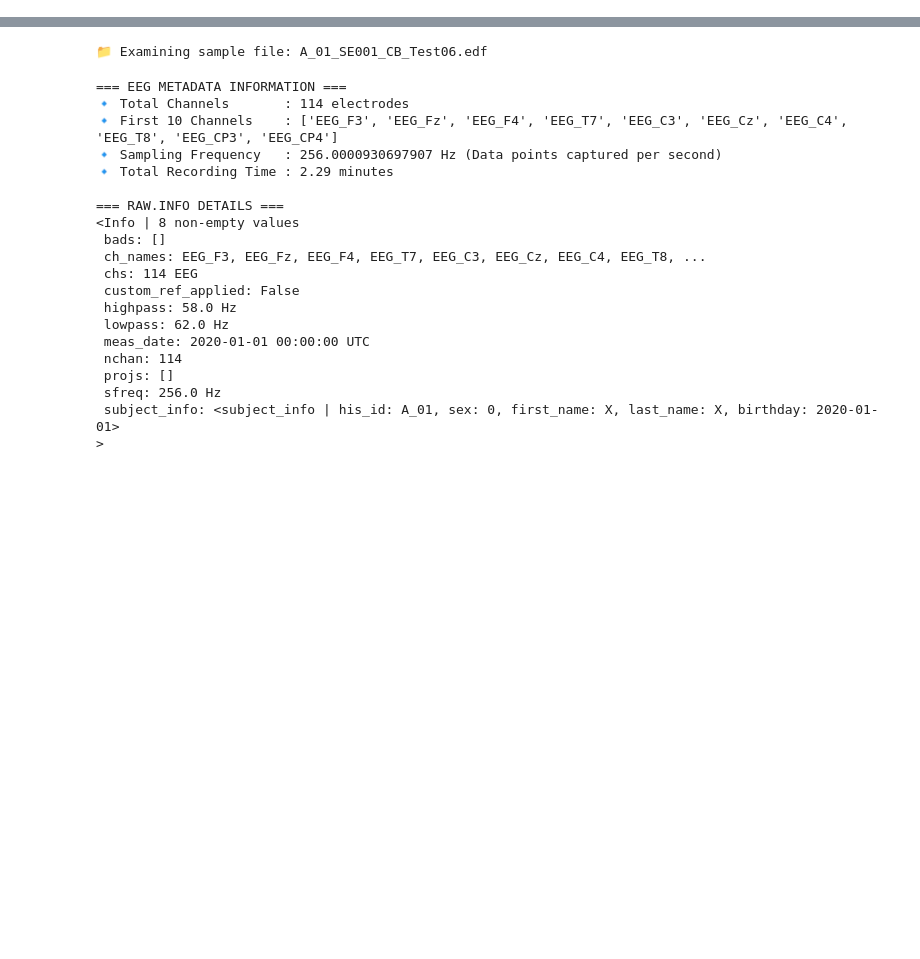
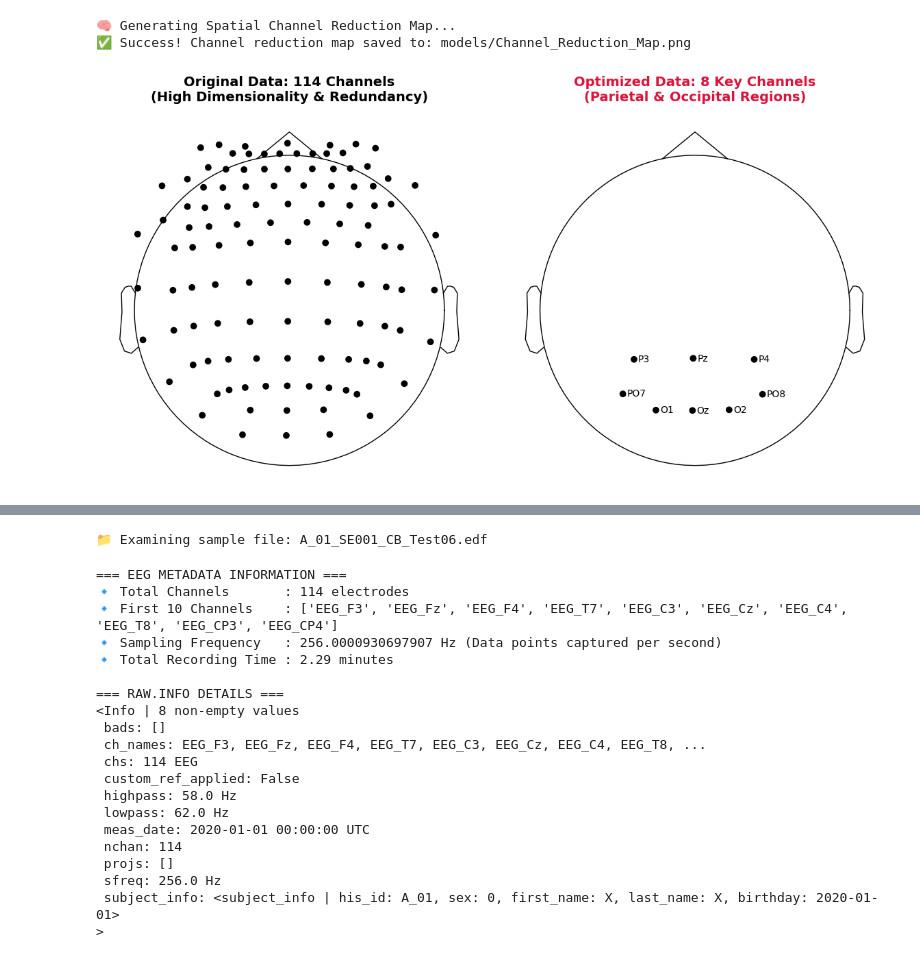
Before and after one commit to gitapra0111/idsc-2026-bigP3BCI, a Jupyter notebook: notebooks/EDA_preprocessing.ipynb, the cells around one changed output, grey strips where cells are left out. Cells and saved outputs as stored; diff of their text form; code cells hidden in the pictures; blank space fills up the shorter version.

```diff
--- a/notebooks/EDA_preprocessing.ipynb
+++ b/notebooks/EDA_preprocessing.ipynb
@@ -0,0 +72,58 @@
+# %%
+# ==========================================
+# VISUALIZE SPATIAL CHANNEL REDUCTION (114 -> 8)
+# ==========================================
+
+import mne
+import matplotlib.pyplot as plt
+import os
+
+print("🧠 Generating Spatial Channel Reduction Map...")
+
+# 1. We use a standard 10-05 EEG system template to simulate the head map
+montage = mne.channels.make_standard_montage('standard_1005')
+
+# 2. Define the 8 key channels for P300 (Parietal and Occipital regions)
+target_chs = ['Pz', 'P3', 'P4', 'PO7', 'PO8', 'Oz', 'O1', 'O2']
+
+# 3. Simulate the original 114 channels by adding 106 other channels from the template
+other_chs = [ch for ch in montage.ch_names if ch not in target_chs][:106]
+all_114_chs = target_chs + other_chs
+
+# 4. Create dummy MNE Info objects to draw the maps
+info_114 = mne.create_info(ch_names=all_114_chs, sfreq=250, ch_types='eeg')
+info_114.set_montage(montage)
+
+info_8 = mne.create_info(ch_names=target_chs, sfreq=250, ch_types='eeg')
+info_8.set_montage(montage)
+
+# ==========================================
+# 5. DRAWING THE BEFORE-AFTER GRAPHICS
+# ==========================================
+fig, axes = plt.subplots(1, 2, figsize=(12, 6))
+
+# --- LEFT PLOT: The Chaotic 114 Channels ---
+# Removed the unsupported kwargs (point_colors, etc.)
+mne.viz.plot_sensors(info_114, show_names=False, axes=axes[0], show=False)
+axes[0].set_title('Original Data: 114 Channels\n(High Dimensionality & Redundancy)',
+                  fontsize=14, fontweight='bold', pad=15)
+
+# --- RIGHT PLOT: The Optimized 8 Channels ---
+# Removed the unsupported kwargs
+mne.viz.plot_sensors(info_8, show_names=True, axes=axes[1], show=False)
+axes[1].set_title('Optimized Data: 8 Key Channels\n(Parietal & Occipital Regions)',
+                  fontsize=14, fontweight='bold', color='crimson', pad=15)
+
+plt.tight_layout()
+
+# 6. Save the graphic for the video/report
+os.makedirs('models', exist_ok=True)
+save_path = 'models/Channel_Reduction_Map.png'
+plt.savefig(save_path, dpi=300, bbox_inches='tight')
+
+print(f"✅ Success! Channel reduction map saved to: {save_path}")
+plt.show()
+# %% [output]
+🧠 Generating Spatial Channel Reduction Map...
+✅ Success! Channel reduction map saved to: models/Channel_Reduction_Map.png
+[figure, added]
```
Also changed, not shown: parts of 2 cells of this notebook, 6 other files.
